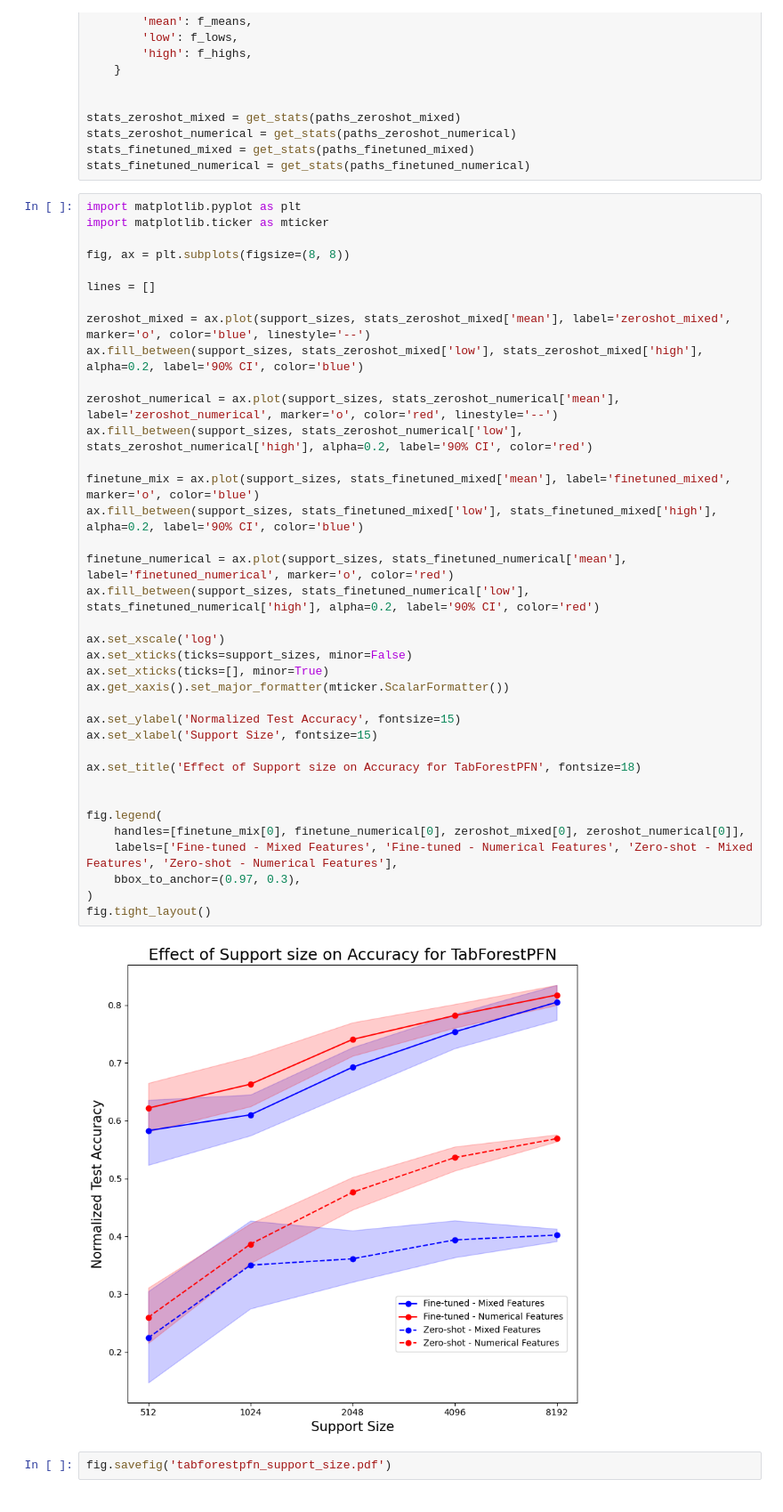
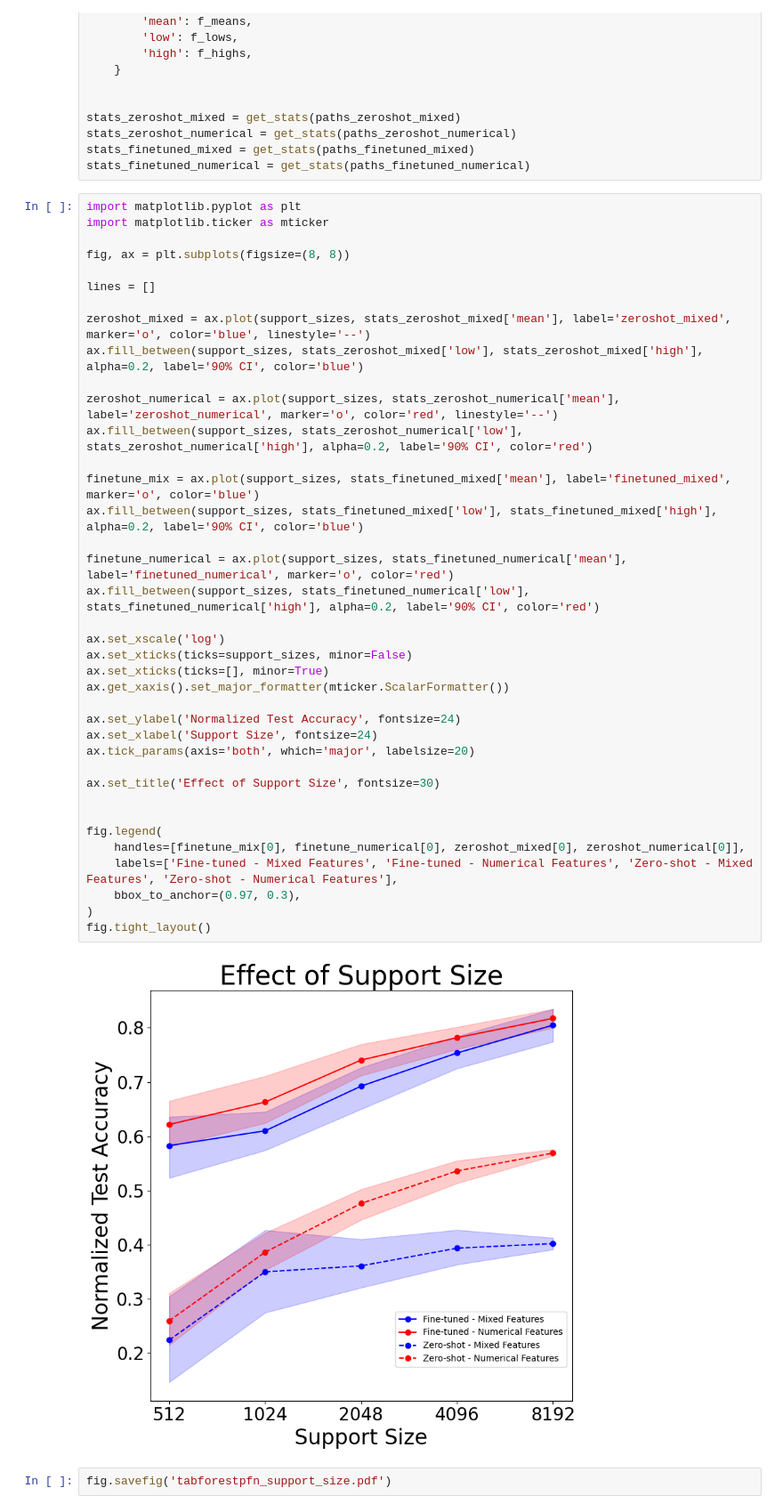
Before and after one commit to FelixdenBreejen/TabForestPFN, a Jupyter notebook: notebooks/analysis_support_size.ipynb, the cells around one changed output. Shown at 89% size. Drawn from its saved outputs; the diff is of its cells as text.

Commit message:
Update font size of graphs

```diff
--- a/notebooks/analysis_support_size.ipynb
+++ b/notebooks/analysis_support_size.ipynb
@@ -67,36 +67,37 @@ fig, ax = plt.subplots(figsize=(8, 8))
 
 lines = []
 
 zeroshot_mixed = ax.plot(support_sizes, stats_zeroshot_mixed['mean'], label='zeroshot_mixed', marker='o', color='blue', linestyle='--')
 ax.fill_between(support_sizes, stats_zeroshot_mixed['low'], stats_zeroshot_mixed['high'], alpha=0.2, label='90% CI', color='blue')
 
 zeroshot_numerical = ax.plot(support_sizes, stats_zeroshot_numerical['mean'], label='zeroshot_numerical', marker='o', color='red', linestyle='--')
 ax.fill_between(support_sizes, stats_zeroshot_numerical['low'], stats_zeroshot_numerical['high'], alpha=0.2, label='90% CI', color='red')
 
 finetune_mix = ax.plot(support_sizes, stats_finetuned_mixed['mean'], label='finetuned_mixed', marker='o', color='blue')
 ax.fill_between(support_sizes, stats_finetuned_mixed['low'], stats_finetuned_mixed['high'], alpha=0.2, label='90% CI', color='blue')
 
 finetune_numerical = ax.plot(support_sizes, stats_finetuned_numerical['mean'], label='finetuned_numerical', marker='o', color='red')
 ax.fill_between(support_sizes, stats_finetuned_numerical['low'], stats_finetuned_numerical['high'], alpha=0.2, label='90% CI', color='red')
 
 ax.set_xscale('log')
 ax.set_xticks(ticks=support_sizes, minor=False)
 ax.set_xticks(ticks=[], minor=True)
 ax.get_xaxis().set_major_formatter(mticker.ScalarFormatter())
 
-ax.set_ylabel('Normalized Test Accuracy', fontsize=15)
-ax.set_xlabel('Support Size', fontsize=15)
+ax.set_ylabel('Normalized Test Accuracy', fontsize=24)
+ax.set_xlabel('Support Size', fontsize=24)
+ax.tick_params(axis='both', which='major', labelsize=20)
 
-ax.set_title('Effect of Support size on Accuracy for TabForestPFN', fontsize=18)
+ax.set_title('Effect of Support Size', fontsize=30)
 
 
 fig.legend(
     handles=[finetune_mix[0], finetune_numerical[0], zeroshot_mixed[0], zeroshot_numerical[0]],
     labels=['Fine-tuned - Mixed Features', 'Fine-tuned - Numerical Features', 'Zero-shot - Mixed Features', 'Zero-shot - Numerical Features'],
     bbox_to_anchor=(0.97, 0.3),
 )
 fig.tight_layout()
 # %% [output]
-[figure, old version]
+[figure, new version]
 # %%
 fig.savefig('tabforestpfn_support_size.pdf')
```
Also changed, not shown: 2 other files.
